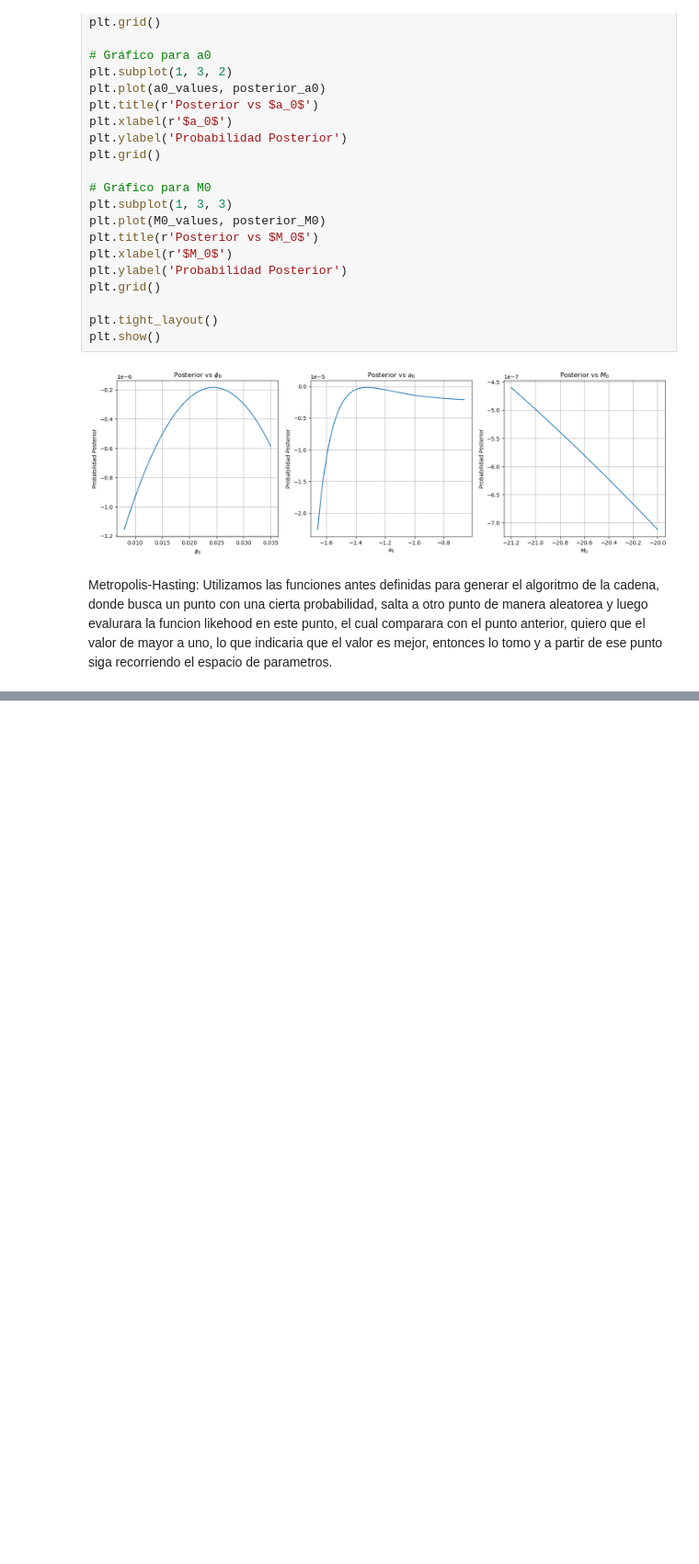
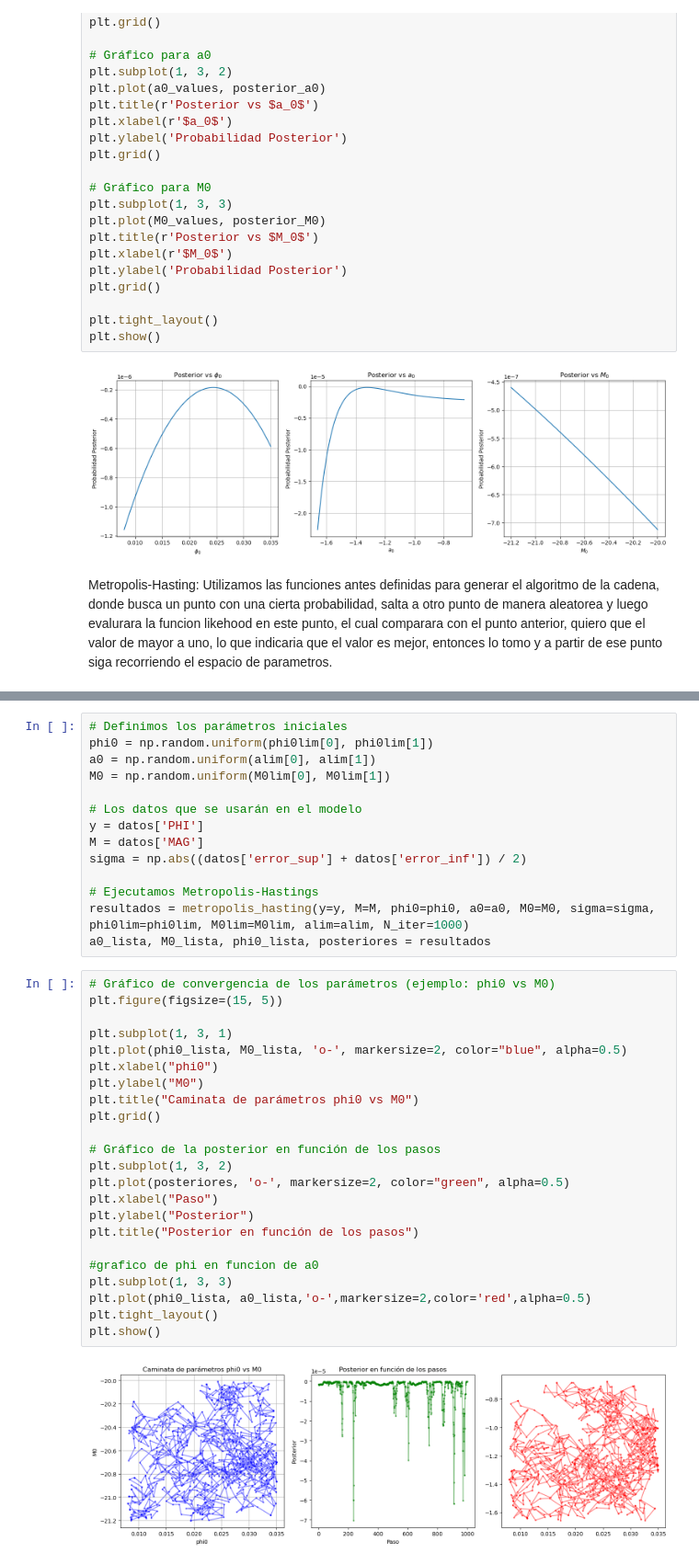
Before and after one commit to Cami-hormaeche/Astrometria2024, a Jupyter notebook: practico4/problema4.ipynb, the cells around one changed output, grey strips where cells are left out. Shown at 92% size. Saved outputs shown, nothing was run; the diff lists cells and outputs as text; blank space fills up the shorter version.

```diff
--- a/practico4/problema4.ipynb
+++ b/practico4/problema4.ipynb
@@ -256,0 +280,39 @@ prob_post(y=y, M=M, phi0=phi0, a0=a0, M0=M0,sigma=sigma,phi0lim=phi0lim, M0lim=M
+# %%
+# Definimos los parámetros iniciales
+phi0 = np.random.uniform(phi0lim[0], phi0lim[1])
+a0 = np.random.uniform(alim[0], alim[1])
+M0 = np.random.uniform(M0lim[0], M0lim[1])
+
+# Los datos que se usarán en el modelo
+y = datos['PHI']
+M = datos['MAG']
+sigma = np.abs((datos['error_sup'] + datos['error_inf']) / 2)
+
+# Ejecutamos Metropolis-Hastings
+resultados = metropolis_hasting(y=y, M=M, phi0=phi0, a0=a0, M0=M0, sigma=sigma, phi0lim=phi0lim, M0lim=M0lim, alim=alim, N_iter=1000)
+a0_lista, M0_lista, phi0_lista, posteriores = resultados
+# %%
+# Gráfico de convergencia de los parámetros (ejemplo: phi0 vs M0)
+plt.figure(figsize=(15, 5))
+
+plt.subplot(1, 3, 1)
+plt.plot(phi0_lista, M0_lista, 'o-', markersize=2, color="blue", alpha=0.5)
+plt.xlabel("phi0")
+plt.ylabel("M0")
+plt.title("Caminata de parámetros phi0 vs M0")
+plt.grid()
+
+# Gráfico de la posterior en función de los pasos
+plt.subplot(1, 3, 2)
+plt.plot(posteriores, 'o-', markersize=2, color="green", alpha=0.5)
+plt.xlabel("Paso")
+plt.ylabel("Posterior")
+plt.title("Posterior en función de los pasos")
+
+#grafico de phi en funcion de a0
+plt.subplot(1, 3, 3)
+plt.plot(phi0_lista, a0_lista,'o-',markersize=2,color='red',alpha=0.5)
+plt.tight_layout()
+plt.show()
+# %% [output]
+[figure, added]
```
Also changed, not shown: parts of 2 cells of this notebook.
